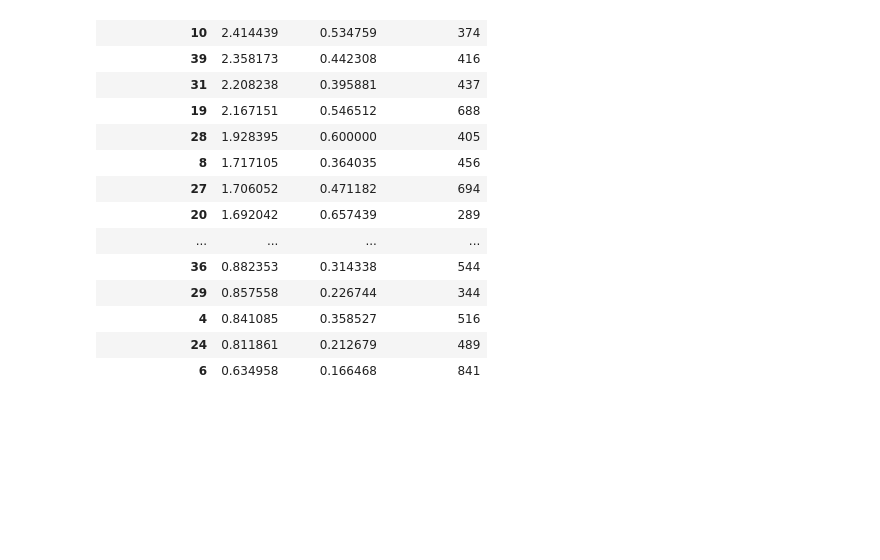
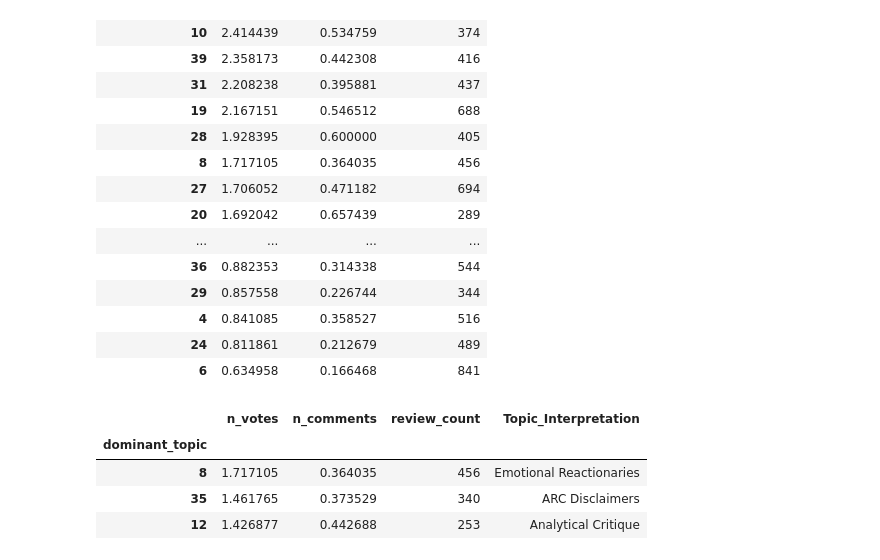
Before and after one commit to crystalstorm466/cs4412-project, a Jupyter notebook: notebooks/Data Mining Project.ipynb, the cells around one changed output. Drawn from its saved outputs; the diff is of its cells as text; code cells hidden in the pictures; blank space fills up the shorter version.

```diff
--- a/notebooks/Data Mining Project.ipynb
+++ b/notebooks/Data Mining Project.ipynb
@@ -1175,3 +1175,24 @@ display(topic_analysis.sort_values(by='n_votes', ascending=False))
 | 4 | 0.841085 | 0.358527 | 516 |
 | 24 | 0.811861 | 0.212679 | 489 |
 | 6 | 0.634958 | 0.166468 | 841 |
+# %%
+# Map the topic numbers to your interpretations
+topic_labels = {
+    # Replace these numbers with your actual topic IDs if they differ
+    35: "ARC Disclaimers",
+    # Add your other high-engagement topics here (e.g., Analytical Critique, Emotional Reactionaries)
+    12: "Analytical Critique",
+    8: "Emotional Reactionaries"
+}
+
+# Apply the labels to a new column in your analysis dataframe
+topic_analysis['Topic_Interpretation'] = topic_analysis.index.map(topic_labels).fillna("Other")
+
+# Display the final, traceable mapping
+display(topic_analysis[topic_analysis['Topic_Interpretation'] != "Other"].sort_values(by='n_votes', ascending=False))
+# %% [output]
+|  | n_votes | n_comments | review_count | Topic_Interpretation |
+| dominant_topic |  |  |  |  |
+| 8 | 1.717105 | 0.364035 | 456 | Emotional Reactionaries |
+| 35 | 1.461765 | 0.373529 | 340 | ARC Disclaimers |
+| 12 | 1.426877 | 0.442688 | 253 | Analytical Critique |
```
